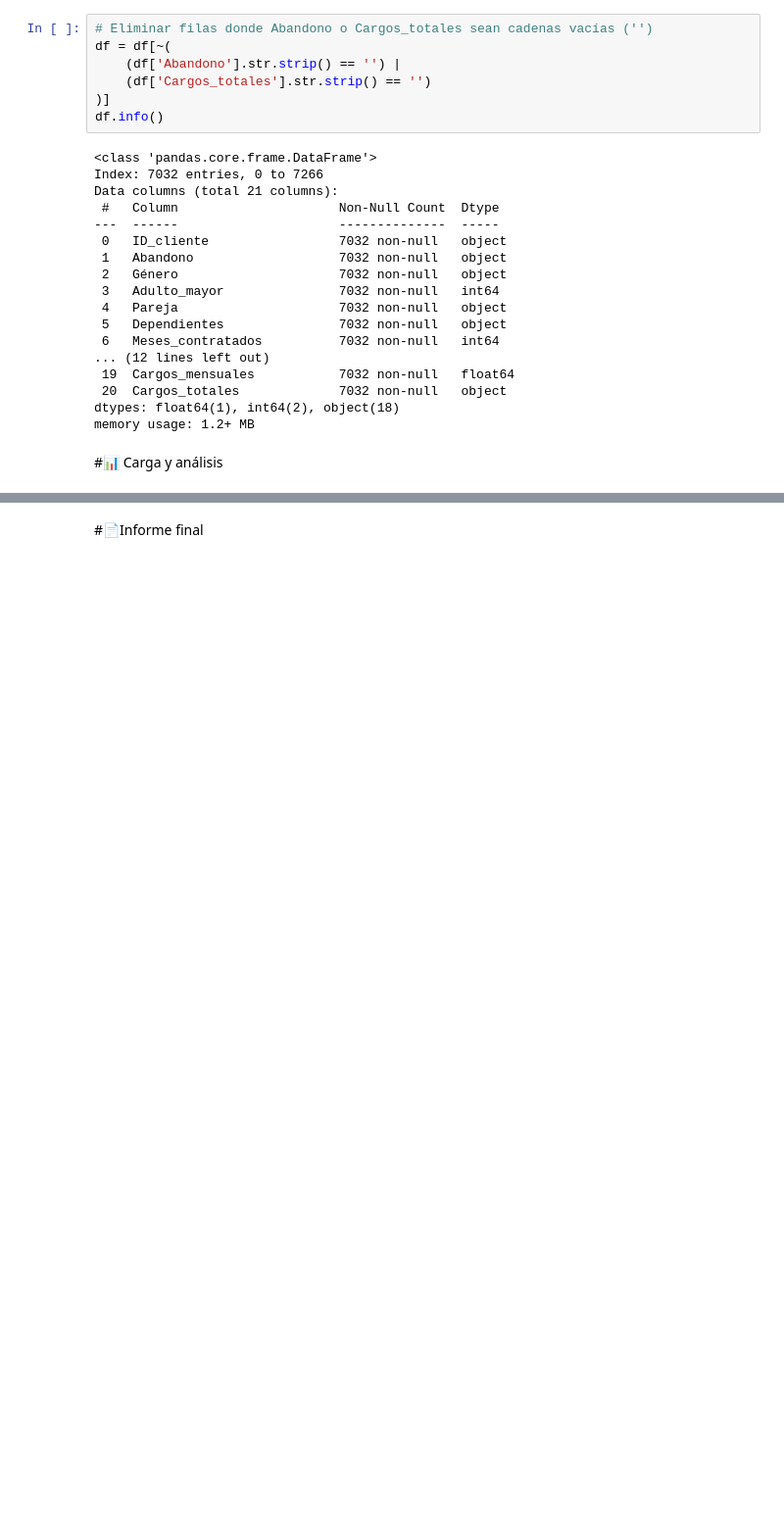
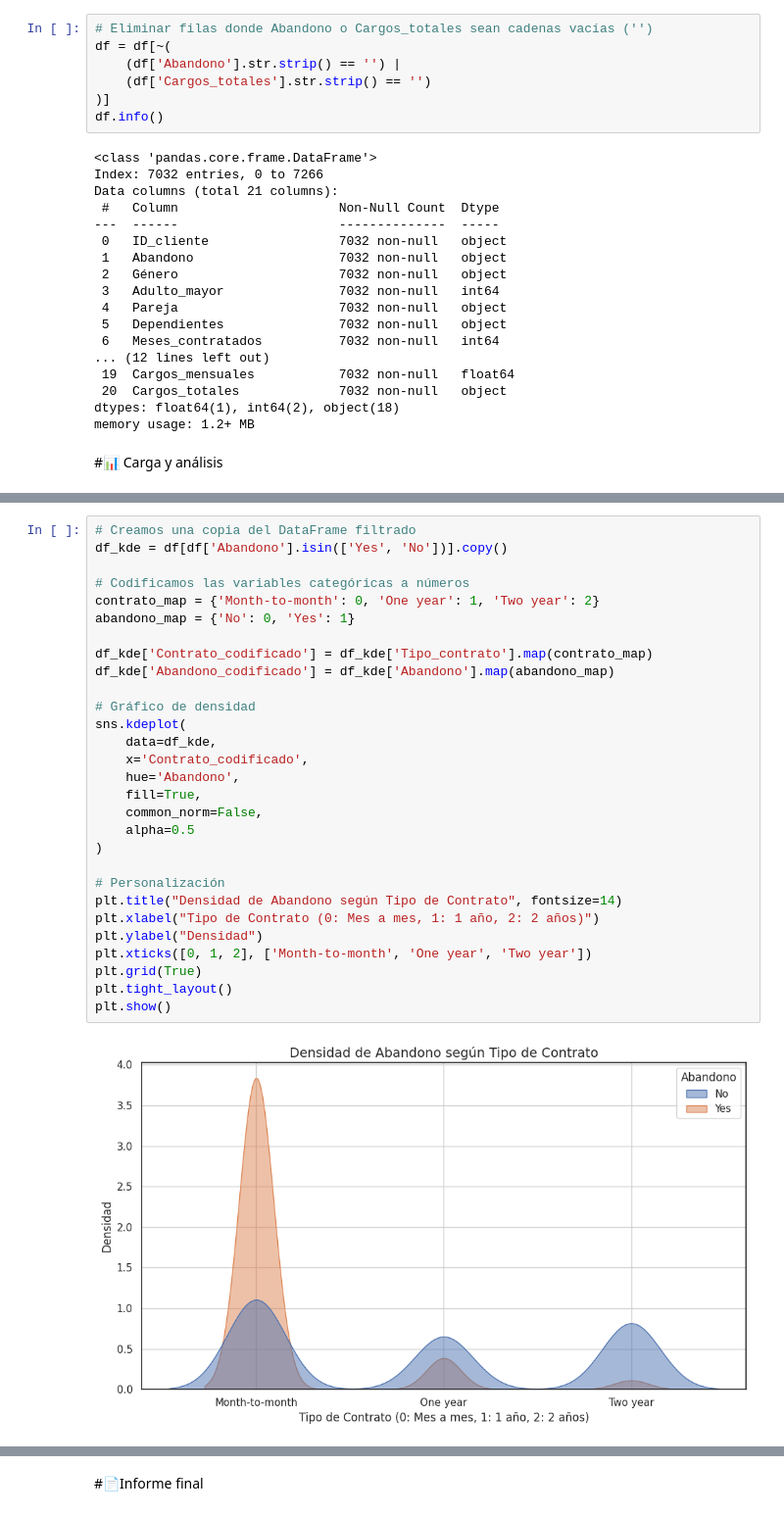
Before and after one commit to francisco-gamez/Challenge-Telecom-X, a Jupyter notebook: telecomx_latam.ipynb, the cells around one changed output, grey strips where cells are left out. Shown at 98% size. Saved outputs shown, nothing was run; the diff lists cells and outputs as text; blank space fills up the shorter version.

```diff
--- a/telecomx_latam.ipynb
+++ b/telecomx_latam.ipynb
@@ -225,0 +284,31 @@ memory usage: 1.2+ MB
+# %%
+# Creamos una copia del DataFrame filtrado
+df_kde = df[df['Abandono'].isin(['Yes', 'No'])].copy()
+
+# Codificamos las variables categóricas a números
+contrato_map = {'Month-to-month': 0, 'One year': 1, 'Two year': 2}
+abandono_map = {'No': 0, 'Yes': 1}
+
+df_kde['Contrato_codificado'] = df_kde['Tipo_contrato'].map(contrato_map)
+df_kde['Abandono_codificado'] = df_kde['Abandono'].map(abandono_map)
+
+# Gráfico de densidad
+sns.kdeplot(
+    data=df_kde,
+    x='Contrato_codificado',
+    hue='Abandono',
+    fill=True,
+    common_norm=False,
+    alpha=0.5
+)
+
+# Personalización
+plt.title("Densidad de Abandono según Tipo de Contrato", fontsize=14)
+plt.xlabel("Tipo de Contrato (0: Mes a mes, 1: 1 año, 2: 2 años)")
+plt.ylabel("Densidad")
+plt.xticks([0, 1, 2], ['Month-to-month', 'One year', 'Two year'])
+plt.grid(True)
+plt.tight_layout()
+plt.show()
+# %% [output]
+[figure, added]
```
Also changed, not shown: parts of 10 cells of this notebook.
